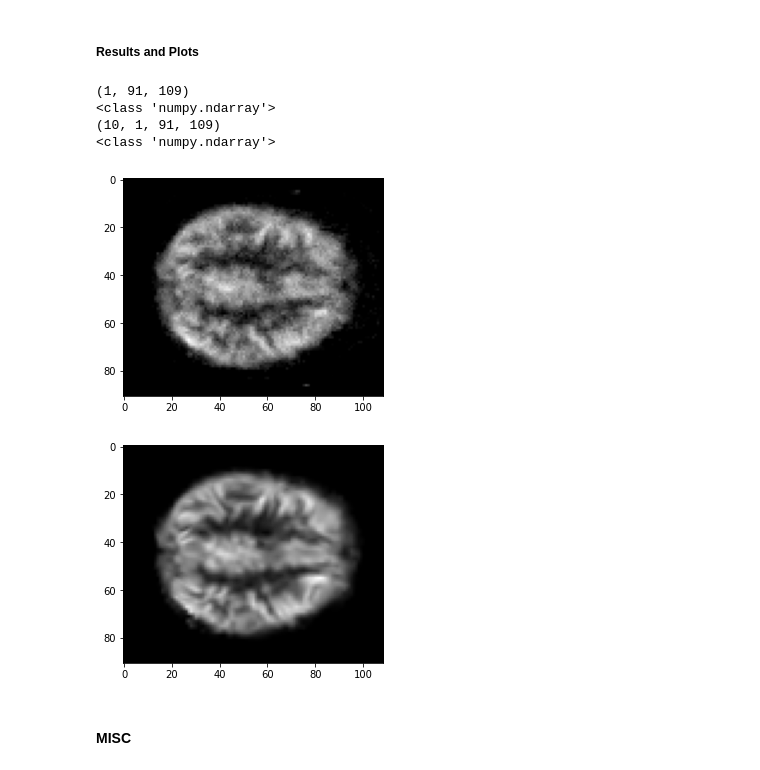
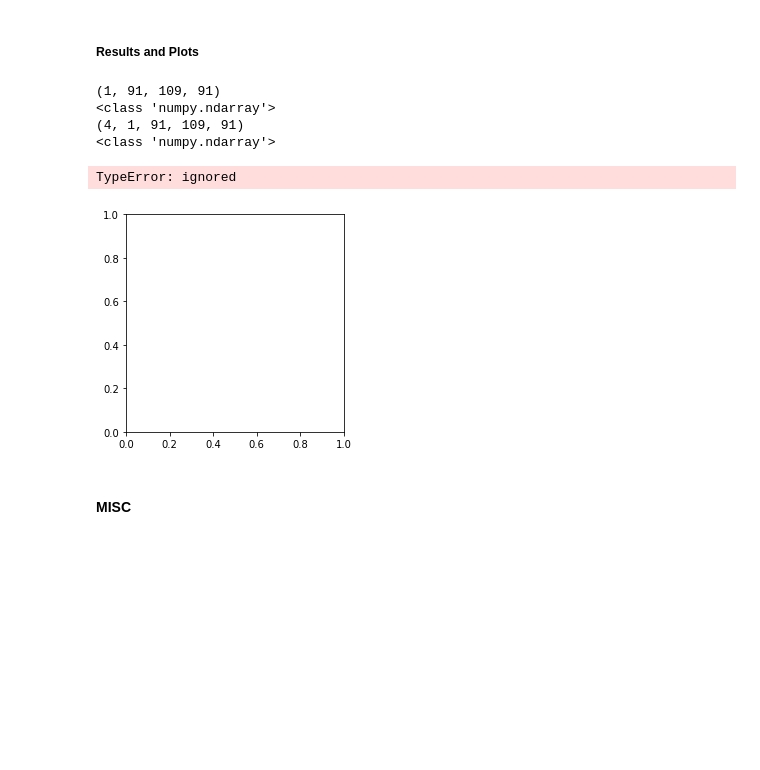
Before and after one commit to Anshuman-37/Summer_Dissertation, a Jupyter notebook: Registered_Data.ipynb, the cells around one changed output. Drawn from its saved outputs; the diff is of its cells as text; code cells hidden in the pictures; blank space fills up the shorter version.

```diff
--- a/Registered_Data.ipynb
+++ b/Registered_Data.ipynb
@@ -77,9 +97,9 @@ True
 # %% [markdown]
 ##### Data Loading
 # %%
-## Take around 5 minutes
+# Take around 10 minutes
 ## Defining the path of the data
-x,y = dl.data_loader_2D('/content/data','/content/data',55,device)
+x,y = dl.data_loader_2D('/content/data_new','/content/data_new',55,device)
 
 ## Printing the shape of specifid data
 print('\nShape of MRI images - >');     dl.print_data_shape(x);
@@ -93,8 +113,10 @@ print('\nStats for ASL data(X) - >');   dl.tensor_stats(y);
 ## Dimension refer -> Number x Length x Breadth x Height x Channel
 print('\nDimensions of X(MRI Data) ->',end=' '); dl.print_data_dimension(x)
 print('\nDimensions of Y(ASL Data) ->',end=' '); dl.print_data_dimension(y)
+
+train_x , train_y , test_x , test_y = dl.data_split(x,y,0.2)
+
+print('\nDimensions of Train Test Data (MRI) ->',end=' ');      dl.print_data_dimension(train_x) ; dl.print_data_dimension(test_x);
+print('\nDimensions of Train Test Data (ASL Data) ->',end=' '); dl.print_data_dimension(train_y) ; dl.print_data_dimension(test_y);
 # %% [markdown]
 ##### Model Training
-# %%
-## Training the model
-train_loss, predictions = model.train_2D_conv(1000,4,x,y,150)
@@ -142,14 +158,23 @@ Estimated Total Size (MB): 3145.03
 # %% [markdown]
 ##### Results and Plots
-# %%
-pd.predictions_2D(y,predictions,1)
-# %% [output]
-(1, 91, 109)
-<class 'numpy.ndarray'>
-(10, 1, 91, 109)
-<class 'numpy.ndarray'>
-[figure, removed]
-[figure, removed]
+# %%
+#pd.predictions_2D(test_y,predictions,3)
+def plot_residuals_2D(y_target,y_predicted,sample_number):
+    y_p = y_predicted[sample_number]
+    y = y_target.cpu().detach().numpy()
+    y_p = y_p.cpu().detach().numpy()
+    print(y_p.shape); print(type(y_p))
+    print(y.shape); print(type(y))
+
+    plt.imshow((y[sample_number][0,:,:]-y_p[0,:,:])**2,cmap = 'gray'); plt.show();
+plot_residuals_2D(test_y,predictions,3)
+# %% [output]
+(1, 91, 109, 91)
+<class 'numpy.ndarray'>
+(4, 1, 91, 109, 91)
+<class 'numpy.ndarray'>
+TypeError: ignored
+[figure, added]
 # %% [markdown]
 #### MISC
 # %%
```
Also changed, not shown: parts of 9 cells of this notebook.
